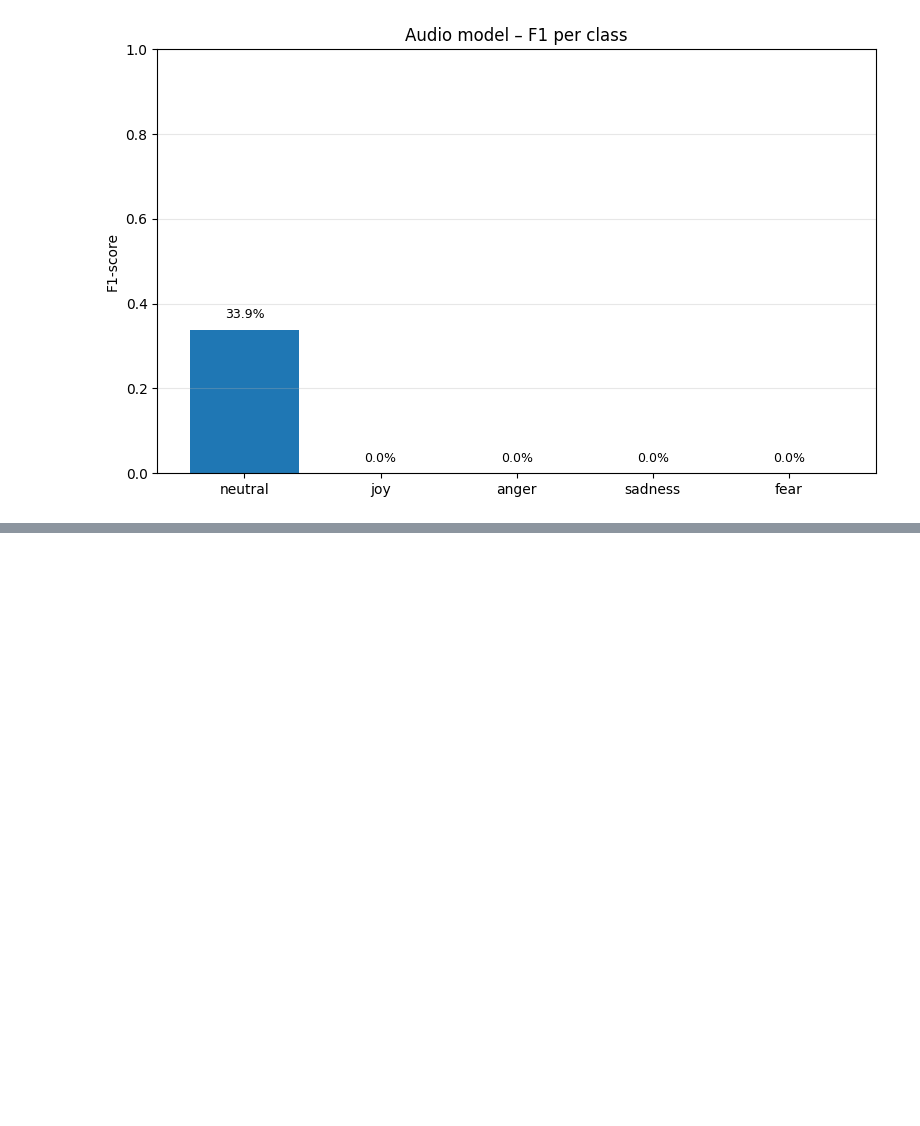
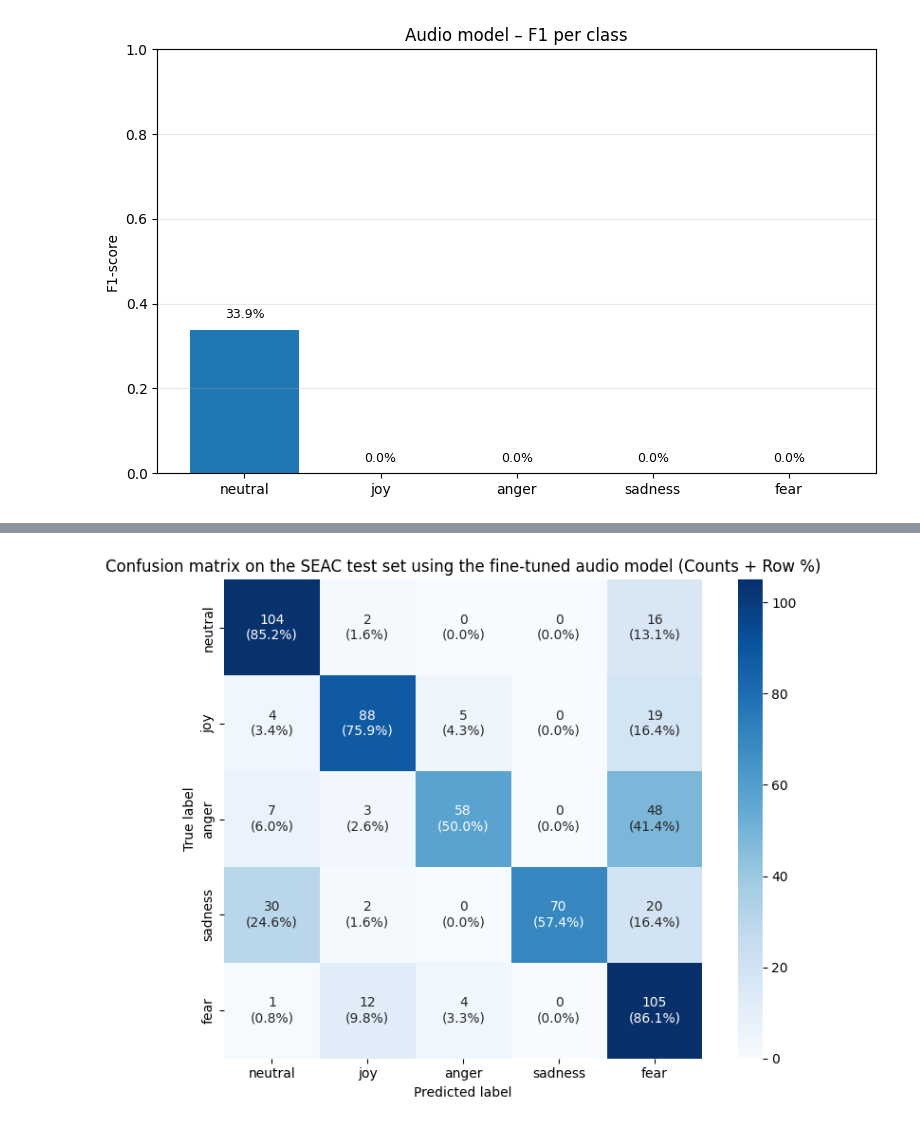
Before and after one commit to PetraMicanovic/multimodal-emotion-recognition, a Jupyter notebook: notebooks/SEAC/01_audio_only_transfer_from_meld.ipynb, the cells around one changed output, grey strips where cells are left out. Cells and saved outputs as stored; diff of their text form; code cells hidden in the pictures; blank space fills up the shorter version.

Commit message:
Fine-tune audio model on SEAC and add evaluation plots (F1-score and confusion matrix)

```diff
--- a/notebooks/SEAC/01_audio_only_transfer_from_meld.ipynb
+++ b/notebooks/SEAC/01_audio_only_transfer_from_meld.ipynb
@@ -107,6 +107,7 @@ CONFIG = {
 
 
     # ========= TRAINING =========
+    "finetuning": True,
     "batch_size": 16,
     "lr_finetune": 1e-5,
     "num_epochs": 300,
@@ -679,0 +774,9 @@ plot_per_class_f1(
+# %%
+cm = plot_confusion_matrix_with_percentages(
+    y_true=all_targets,
+    y_pred=all_preds,
+    label_id_to_name=label_id_to_name,
+    title="Confusion matrix on the SEAC test set using the fine-tuned audio model"
+)
+# %% [output]
+[figure, added]
```
Also changed, not shown: parts of 16 cells of this notebook.
